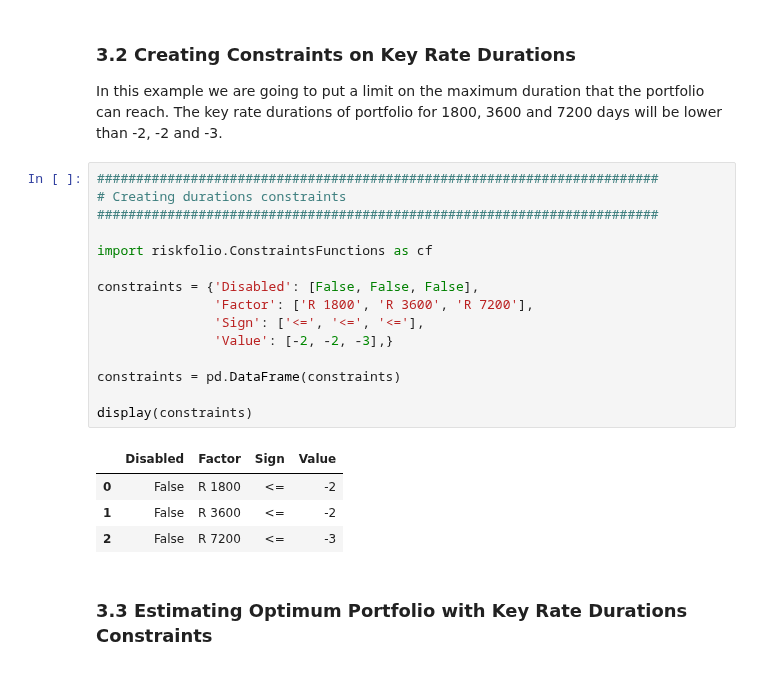
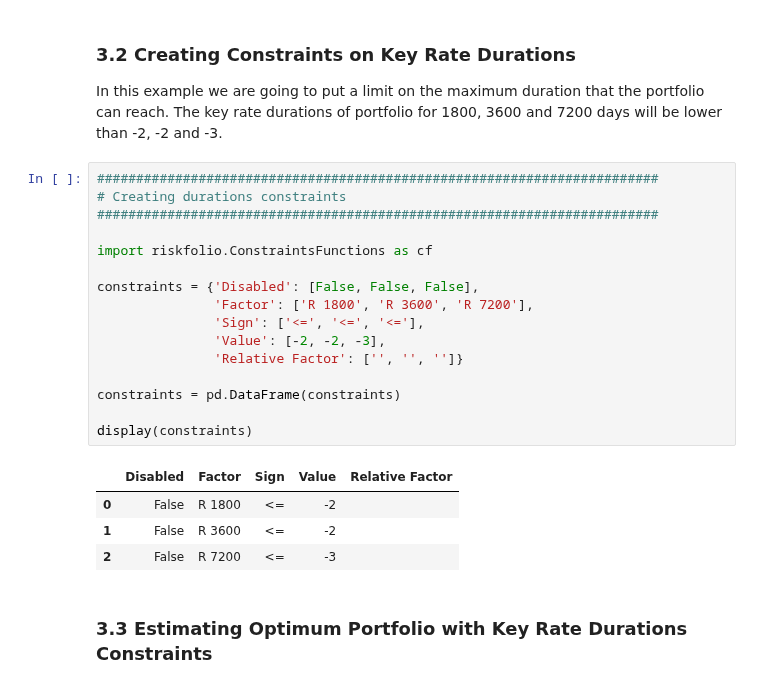
Before and after one commit to dcajasn/Riskfolio-Lib, a Jupyter notebook: examples/Tutorial 4.ipynb, the cells around one changed output. Drawn from its saved outputs; the diff is of its cells as text.

```diff
--- a/examples/Tutorial 4.ipynb
+++ b/examples/Tutorial 4.ipynb
@@ -228,23 +235,24 @@ In this example we are going to put a limit on the maximum duration that the por
 # %%
 ########################################################################
 # Creating durations constraints
 ########################################################################
 
 import riskfolio.ConstraintsFunctions as cf
 
 constraints = {'Disabled': [False, False, False],
                'Factor': ['R 1800', 'R 3600', 'R 7200'],
                'Sign': ['<=', '<=', '<='],
-               'Value': [-2, -2, -3],}
+               'Value': [-2, -2, -3],
+               'Relative Factor': ['', '', '']}
 
 constraints = pd.DataFrame(constraints)
 
 display(constraints)
 # %% [output]
-|  | Disabled | Factor | Sign | Value |
-| 0 | False | R 1800 | <= | -2 |
-| 1 | False | R 3600 | <= | -2 |
-| 2 | False | R 7200 | <= | -3 |
+|  | Disabled | Factor | Sign | Value | Relative Factor |
+| 0 | False | R 1800 | <= | -2 |  |
+| 1 | False | R 3600 | <= | -2 |  |
+| 2 | False | R 7200 | <= | -3 |  |
 # %% [markdown]
 ### 3.3 Estimating Optimum Portfolio with Key Rate Durations Constraints
 # %%
```
Also changed, not shown: parts of 2 cells of this notebook, 23 other files.
